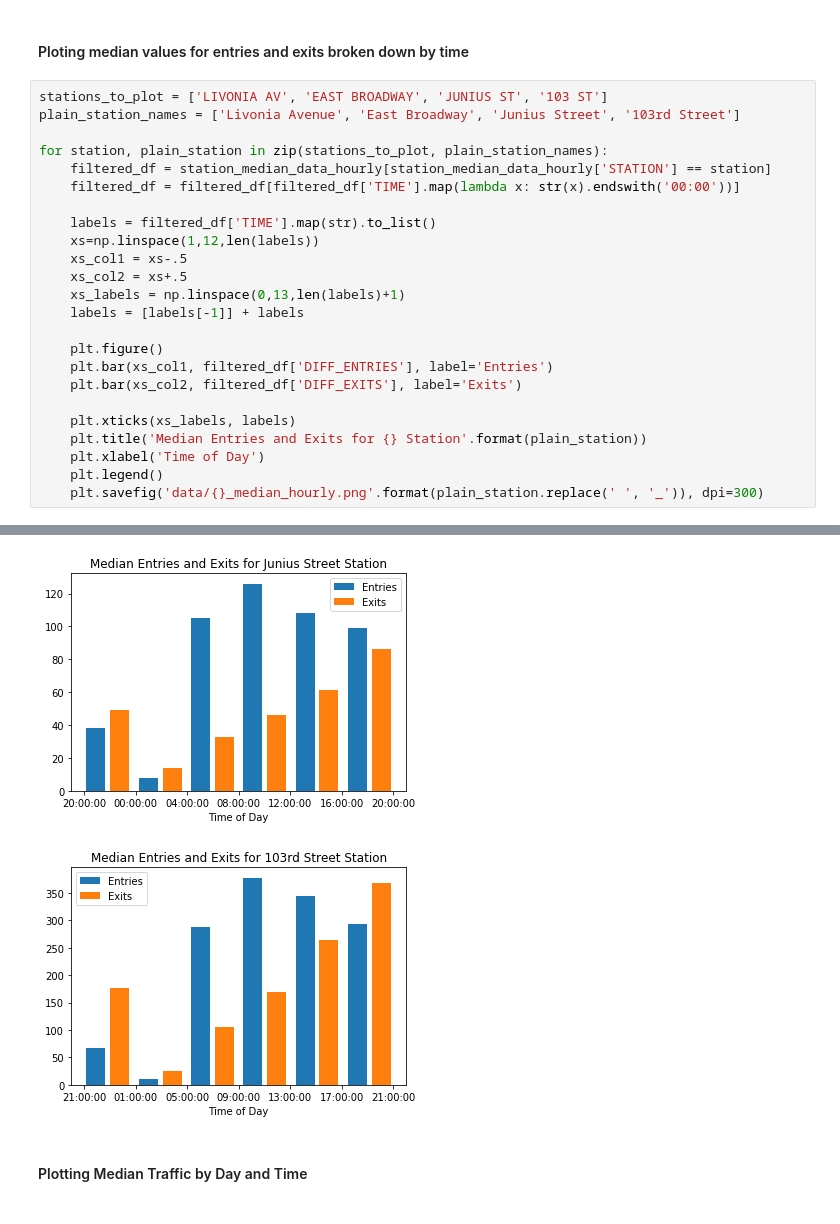
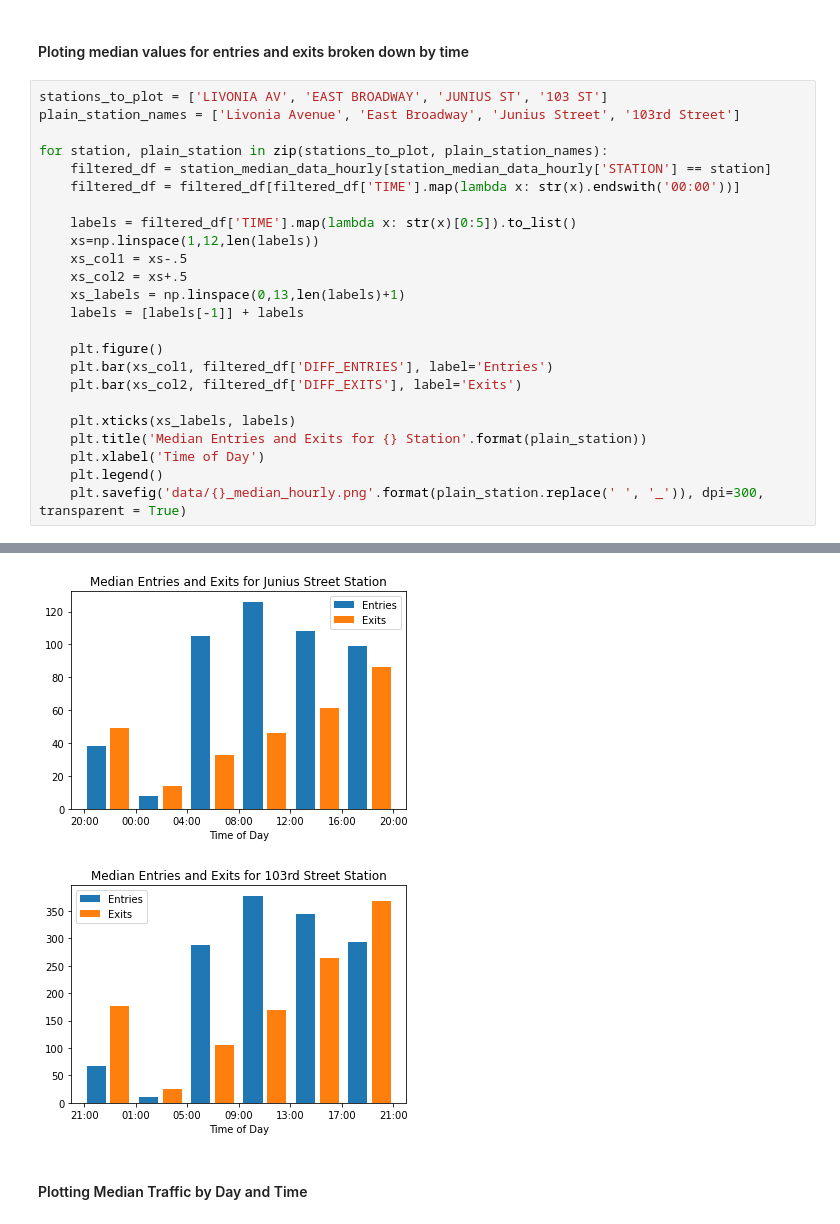
Before and after one commit to brendanlafferty/MTA-EDA, a Jupyter notebook: Bar_heat_maps.ipynb, the cells around one changed output, grey strips where cells are left out. Drawn from its saved outputs; the diff is of its cells as text.

Commit message:
updated labels to remove minutes for bar charts

```diff
--- a/Bar_heat_maps.ipynb
+++ b/Bar_heat_maps.ipynb
@@ -51,7 +51,7 @@ for station, plain_station in zip(stations_to_plot, plain_station_names):
     filtered_df = station_median_data_hourly[station_median_data_hourly['STATION'] == station]
     filtered_df = filtered_df[filtered_df['TIME'].map(lambda x: str(x).endswith('00:00'))]
 
-    labels = filtered_df['TIME'].map(str).to_list()
+    labels = filtered_df['TIME'].map(lambda x: str(x)[0:5]).to_list()
     xs=np.linspace(1,12,len(labels))
     xs_col1 = xs-.5
     xs_col2 = xs+.5
@@ -66,5 +66,5 @@ for station, plain_station in zip(stations_to_plot, plain_station_names):
     plt.title('Median Entries and Exits for {} Station'.format(plain_station))
     plt.xlabel('Time of Day')
     plt.legend()
-    plt.savefig('data/{}_median_hourly.png'.format(plain_station.replace(' ', '_')), dpi=300)
+    plt.savefig('data/{}_median_hourly.png'.format(plain_station.replace(' ', '_')), dpi=300, transparent = True)
 # %% [output]
@@ -73,5 +73,5 @@ for station, plain_station in zip(stations_to_plot, plain_station_names):
-[figure, old version]
+[figure, new version]
-[figure, old version]
+[figure, new version]
 # %% [markdown]
 #### Plotting Median Traffic by Day and Time
 # %%
```
Also changed, not shown: parts of 1 cell of this notebook, 4 other files.
